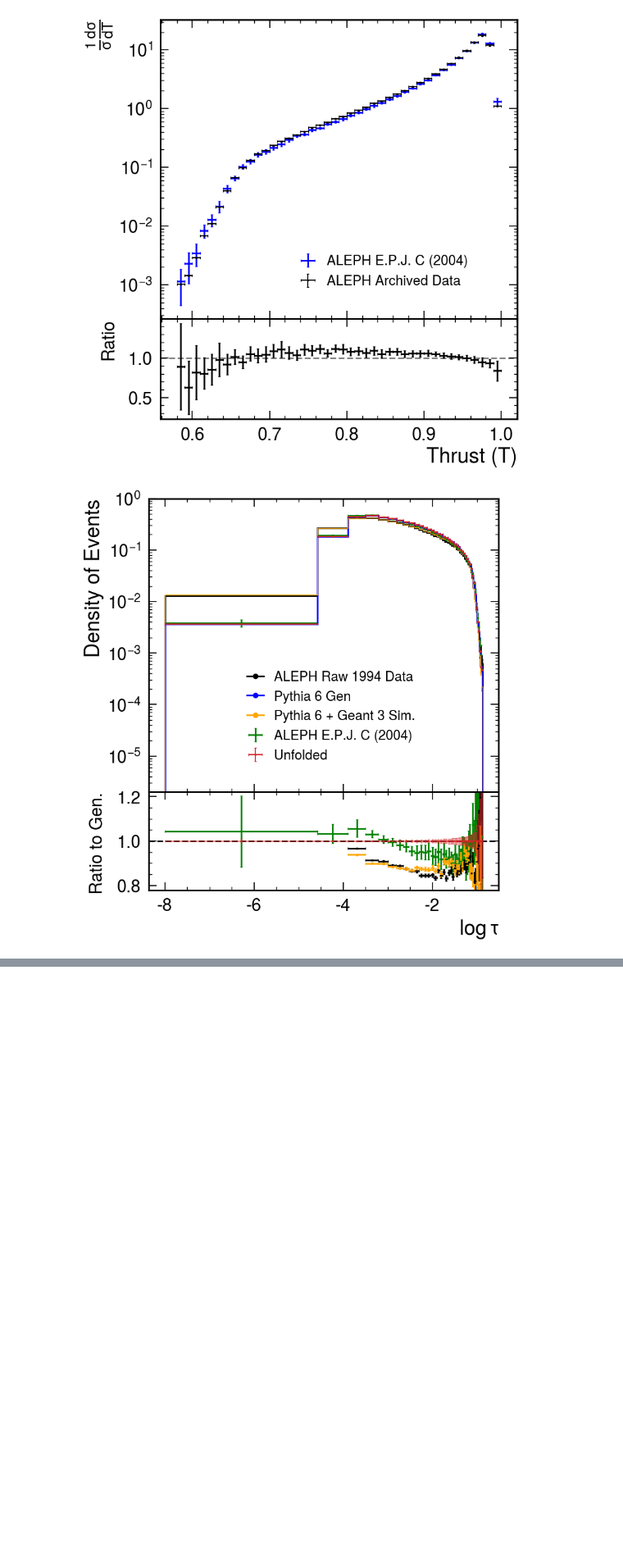
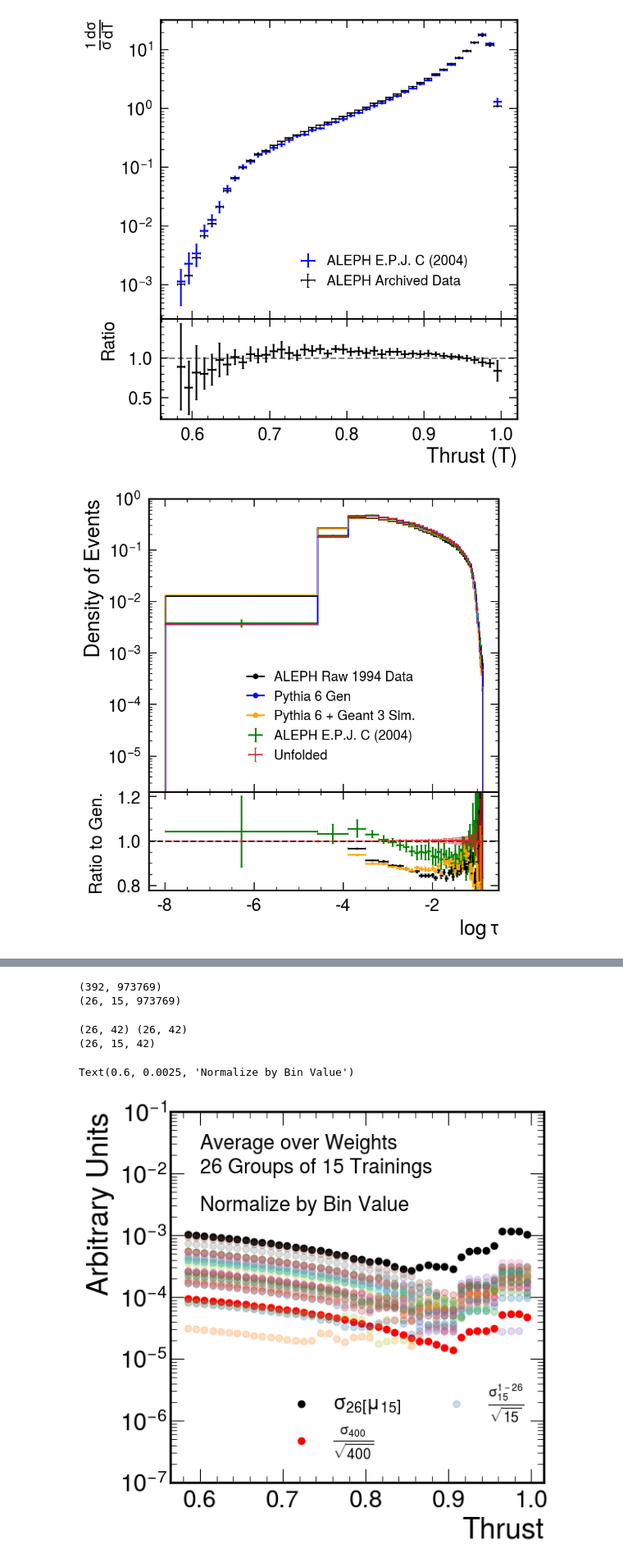
Before and after one commit to badeaa3/unfold-ee-logtau, a Jupyter notebook: Result.ipynb, the cells around one changed output, grey strips where cells are left out. Shown at 82% size. Cells and saved outputs as stored; diff of their text form; code cells hidden in the pictures; blank space fills up the shorter version.

```diff
--- a/Result.ipynb
+++ b/Result.ipynb
@@ -563,0 +569,57 @@ plt.legend(fontsize=12.5, ncol=2, loc="lower left")
+# %%
+a,b = 26, 15
+
+# bins
+bins=(1-aleph_bins)[::-1]
+
+# first do std of mean of
+print(weights.shape)
+temp = weights[:a*b].reshape(a, b, -1)
+print(temp.shape)
+# average over ensembles
+temp = np.mean(temp, axis = 1)
+# histogram
+counts, errs = [], []
+for i in tqdm(temp):
+    c, e, _ = calc_hist(gen[gpass], bins=bins, weights=i[gpass], density=density)
+    counts.append(c)
+    errs.append(e)
+counts = np.array(counts)
+errs = np.array(errs)
+print(counts.shape, errs.shape)
+
+# second step
+counts_1 = np.array(lin_u["ensemble"]["counts"][:a*b]).reshape(a, b, -1)
+print(counts_1.shape)
+counts_1_std = np.std(counts_1, axis=1)
+counts_1_std /= b**0.5
+counts_1_mean = np.mean(counts_1, axis=1)
+
+# make plot
+plt.figure(figsize=(6,6))
+
+plt.scatter(1-aleph_midbins, (np.std(counts,axis=0)/np.mean(counts,axis=0))[::-1], label=fr"$\sigma_{{{a}}}\left[\mu_{{{b}}}\right]$", color="black")
+
+counts_1_all_std = np.std(counts_1.reshape(a*b, -1), axis=0)/400**0.5
+counts_1_all_mean = np.mean(counts_1.reshape(a*b, -1), axis=0)
+plt.scatter(1-aleph_midbins, (counts_1_all_std/counts_1_all_mean)[::-1], label=fr"$\frac{{\sigma_{{400}}}}{{\sqrt{{400}}}}$", color="red")
+
+for i in range(counts_1_std.shape[0]):
+    plt.scatter(1-aleph_midbins, (counts_1_std[i]/counts_1_mean[i])[::-1], label=fr"$\frac{{\sigma_{{{b}}}^{{1-{counts_1_std.shape[0]}}}}}{{\sqrt{{{b}}}}}$" if i == 0 else "", alpha=0.25)
+
+plt.xlabel("Thrust")
+plt.ylabel("Arbitrary Units")
+plt.yscale("log")
+plt.ylim(10**-7, 10**-1)
+plt.legend(fontsize=18, ncol=2, loc="lower right")
+plt.text(0.6, 2.5*10**-2, "Average over Weights", fontsize=18)
+plt.text(0.6, 10**-2, f"{a} Groups of {b} Trainings", fontsize=18)
+plt.text(0.6, 2.5*10**-3, f"Normalize by Bin Value", fontsize=18)
+# plt.savefig(f"ensembeling_std_average_over_weights_{a}_{b}.pdf", bbox_inches="tight")
+# %% [output]
+(392, 973769)
+(26, 15, 973769)
+(26, 42) (26, 42)
+(26, 15, 42)
+Text(0.6, 0.0025, 'Normalize by Bin Value')
+[figure, added]
```
Also changed, not shown: parts of 6 cells of this notebook.
